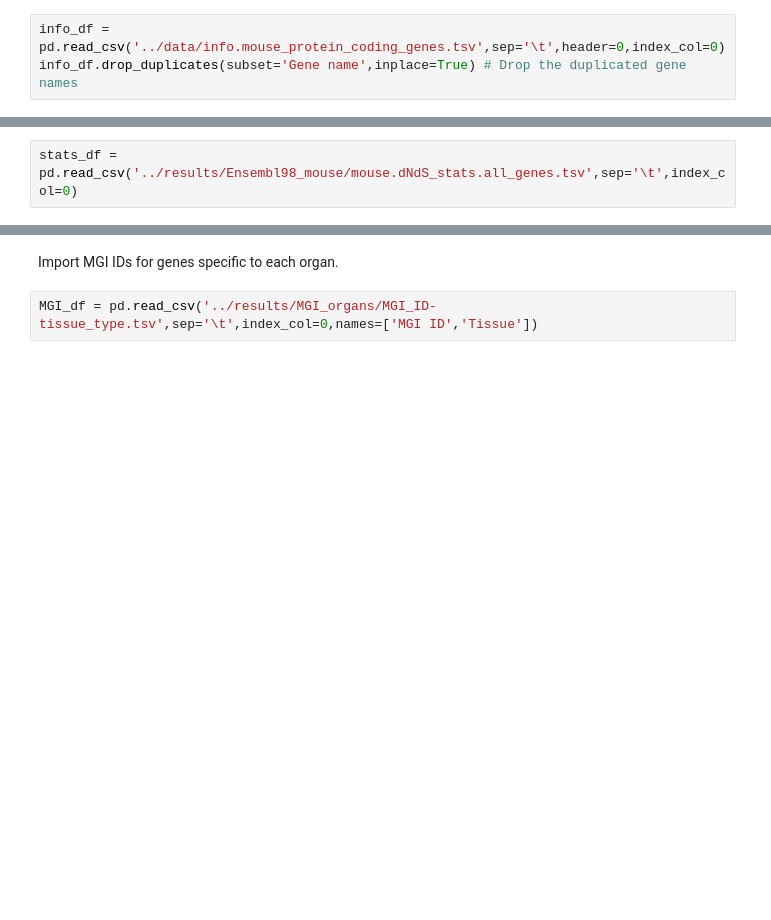
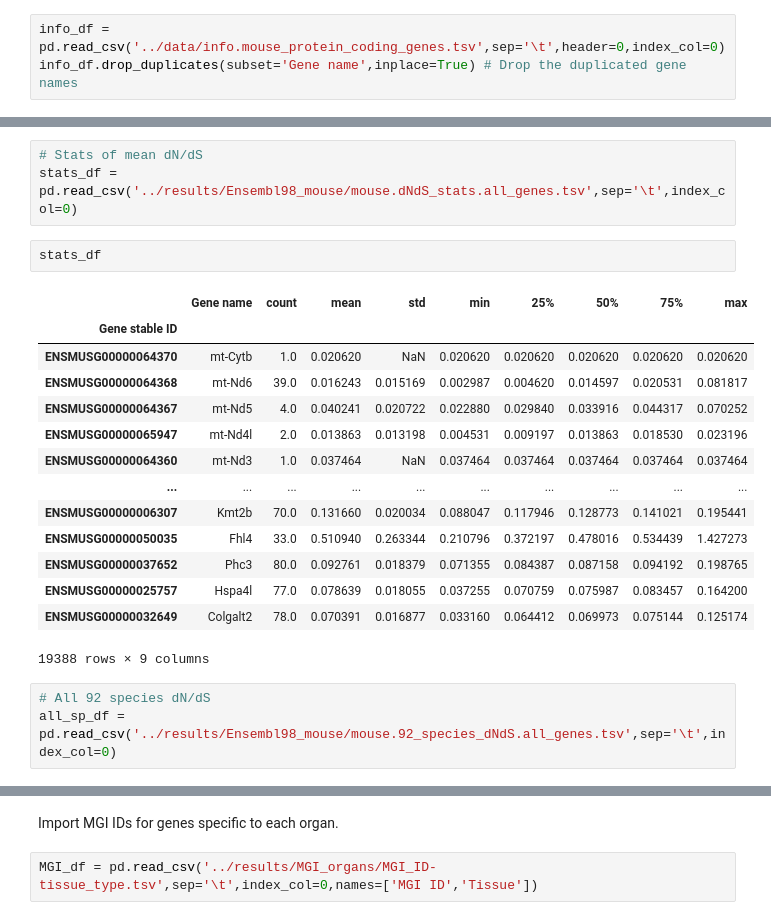
Before and after one commit to VeritatemAmo/neuron-glia-dNdS, a Jupyter notebook: jupyter_notebooks/mouse.organs.ipynb, the cells around one changed output, grey strips where cells are left out. Drawn from its saved outputs; the diff is of its cells as text; blank space fills up the shorter version.

```diff
--- a/jupyter_notebooks/mouse.organs.ipynb
+++ b/jupyter_notebooks/mouse.organs.ipynb
@@ -11,2 +28,23 @@ info_df.drop_duplicates(subset='Gene name',inplace=True) # Drop the duplicated g
 # %%
+# Stats of mean dN/dS
 stats_df = pd.read_csv('../results/Ensembl98_mouse/mouse.dNdS_stats.all_genes.tsv',sep='\t',index_col=0)
+# %%
+stats_df
+# %% [output]
+|  | Gene name | count | mean | std | min | 25% | 50% | 75% | max |
+| Gene stable ID |  |  |  |  |  |  |  |  |  |
+| ENSMUSG00000064370 | mt-Cytb | 1.0 | 0.020620 | NaN | 0.020620 | 0.020620 | 0.020620 | 0.020620 | 0.020620 |
+| ENSMUSG00000064368 | mt-Nd6 | 39.0 | 0.016243 | 0.015169 | 0.002987 | 0.004620 | 0.014597 | 0.020531 | 0.081817 |
+| ENSMUSG00000064367 | mt-Nd5 | 4.0 | 0.040241 | 0.020722 | 0.022880 | 0.029840 | 0.033916 | 0.044317 | 0.070252 |
+| ENSMUSG00000065947 | mt-Nd4l | 2.0 | 0.013863 | 0.013198 | 0.004531 | 0.009197 | 0.013863 | 0.018530 | 0.023196 |
+| ENSMUSG00000064360 | mt-Nd3 | 1.0 | 0.037464 | NaN | 0.037464 | 0.037464 | 0.037464 | 0.037464 | 0.037464 |
+| ... | ... | ... | ... | ... | ... | ... | ... | ... | ... |
+| ENSMUSG00000006307 | Kmt2b | 70.0 | 0.131660 | 0.020034 | 0.088047 | 0.117946 | 0.128773 | 0.141021 | 0.195441 |
+| ENSMUSG00000050035 | Fhl4 | 33.0 | 0.510940 | 0.263344 | 0.210796 | 0.372197 | 0.478016 | 0.534439 | 1.427273 |
+| ENSMUSG00000037652 | Phc3 | 80.0 | 0.092761 | 0.018379 | 0.071355 | 0.084387 | 0.087158 | 0.094192 | 0.198765 |
+| ENSMUSG00000025757 | Hspa4l | 77.0 | 0.078639 | 0.018055 | 0.037255 | 0.070759 | 0.075987 | 0.083457 | 0.164200 |
+| ENSMUSG00000032649 | Colgalt2 | 78.0 | 0.070391 | 0.016877 | 0.033160 | 0.064412 | 0.069973 | 0.075144 | 0.125174 |
+19388 rows × 9 columns
+# %%
+# All 92 species dN/dS
+all_sp_df = pd.read_csv('../results/Ensembl98_mouse/mouse.92_species_dNdS.all_genes.tsv',sep='\t',index_col=0)
```
Also changed, not shown: parts of 23 cells of this notebook, 6 other files.
